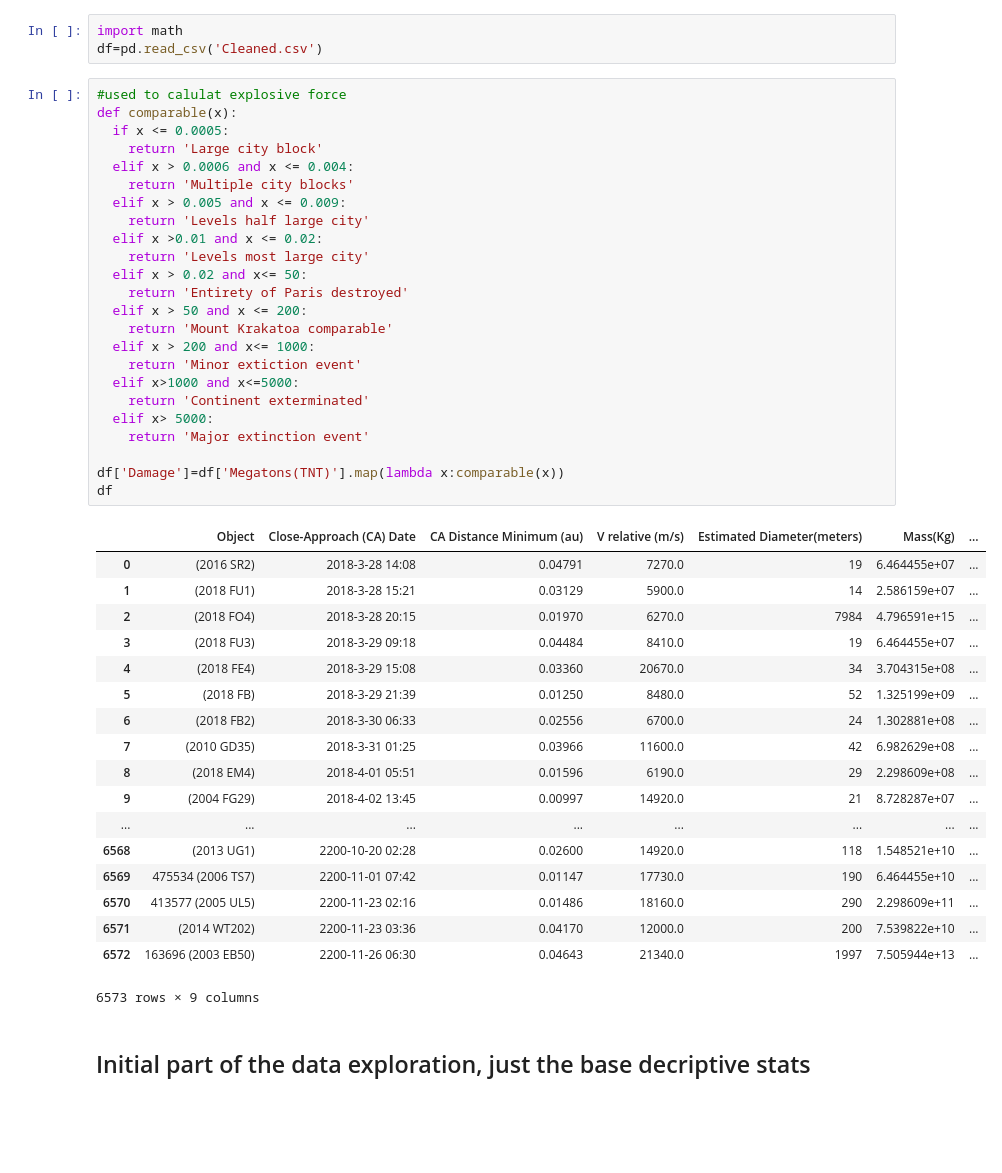
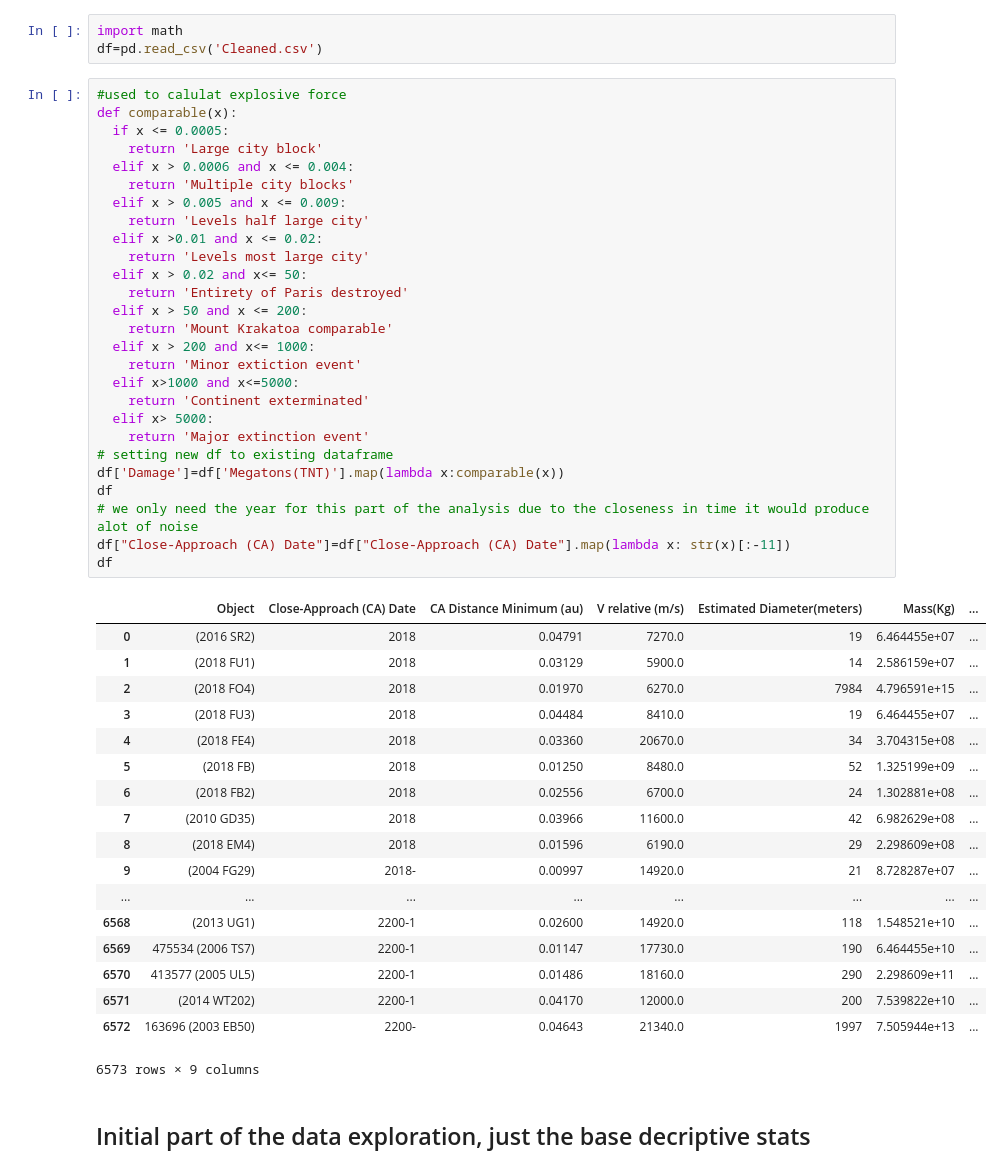
Before and after one commit to Doncurt/DS-final-proj, a Jupyter notebook: notebooks/Initial Exploration.ipynb, the cells around one changed output. Cells and saved outputs as stored; diff of their text form; blank space fills up the shorter version.

Commit message:
set the date just right

```diff
--- a/notebooks/Initial Exploration.ipynb
+++ b/notebooks/Initial Exploration.ipynb
@@ -26,45 +26,48 @@ df=pd.read_csv('Cleaned.csv')
 # %%
 #used to calulat explosive force
 def comparable(x):
   if x <= 0.0005:
     return 'Large city block'
   elif x > 0.0006 and x <= 0.004:
     return 'Multiple city blocks'
   elif x > 0.005 and x <= 0.009:
     return 'Levels half large city'
   elif x >0.01 and x <= 0.02:
     return 'Levels most large city'
   elif x > 0.02 and x<= 50:
     return 'Entirety of Paris destroyed'
   elif x > 50 and x <= 200:
     return 'Mount Krakatoa comparable'
   elif x > 200 and x<= 1000:
     return 'Minor extiction event'
   elif x>1000 and x<=5000:
     return 'Continent exterminated'
   elif x> 5000:
     return 'Major extinction event'
-
+# setting new df to existing dataframe
 df['Damage']=df['Megatons(TNT)'].map(lambda x:comparable(x))
 df
+# we only need the year for this part of the analysis due to the closeness in time it would produce alot of noise
+df["Close-Approach (CA) Date"]=df["Close-Approach (CA) Date"].map(lambda x: str(x)[:-11])
+df
 # %% [output]
 |  | Object | Close-Approach (CA) Date | CA Distance Minimum (au) | V relative (m/s) | Estimated Diameter(meters) | Mass(Kg) | ... |
-| 0 | (2016 SR2) | 2018-3-28 14:08 | 0.04791 | 7270.0 | 19 | 6.464455e+07 | ... |
-| 1 | (2018 FU1) | 2018-3-28 15:21 | 0.03129 | 5900.0 | 14 | 2.586159e+07 | ... |
-| 2 | (2018 FO4) | 2018-3-28 20:15 | 0.01970 | 6270.0 | 7984 | 4.796591e+15 | ... |
-| 3 | (2018 FU3) | 2018-3-29 09:18 | 0.04484 | 8410.0 | 19 | 6.464455e+07 | ... |
-| 4 | (2018 FE4) | 2018-3-29 15:08 | 0.03360 | 20670.0 | 34 | 3.704315e+08 | ... |
-| 5 | (2018 FB) | 2018-3-29 21:39 | 0.01250 | 8480.0 | 52 | 1.325199e+09 | ... |
-| 6 | (2018 FB2) | 2018-3-30 06:33 | 0.02556 | 6700.0 | 24 | 1.302881e+08 | ... |
-| 7 | (2010 GD35) | 2018-3-31 01:25 | 0.03966 | 11600.0 | 42 | 6.982629e+08 | ... |
-| 8 | (2018 EM4) | 2018-4-01 05:51 | 0.01596 | 6190.0 | 29 | 2.298609e+08 | ... |
-| 9 | (2004 FG29) | 2018-4-02 13:45 | 0.00997 | 14920.0 | 21 | 8.728287e+07 | ... |
+| 0 | (2016 SR2) | 2018 | 0.04791 | 7270.0 | 19 | 6.464455e+07 | ... |
+| 1 | (2018 FU1) | 2018 | 0.03129 | 5900.0 | 14 | 2.586159e+07 | ... |
+| 2 | (2018 FO4) | 2018 | 0.01970 | 6270.0 | 7984 | 4.796591e+15 | ... |
+| 3 | (2018 FU3) | 2018 | 0.04484 | 8410.0 | 19 | 6.464455e+07 | ... |
+| 4 | (2018 FE4) | 2018 | 0.03360 | 20670.0 | 34 | 3.704315e+08 | ... |
+| 5 | (2018 FB) | 2018 | 0.01250 | 8480.0 | 52 | 1.325199e+09 | ... |
+| 6 | (2018 FB2) | 2018 | 0.02556 | 6700.0 | 24 | 1.302881e+08 | ... |
+| 7 | (2010 GD35) | 2018 | 0.03966 | 11600.0 | 42 | 6.982629e+08 | ... |
+| 8 | (2018 EM4) | 2018 | 0.01596 | 6190.0 | 29 | 2.298609e+08 | ... |
+| 9 | (2004 FG29) | 2018- | 0.00997 | 14920.0 | 21 | 8.728287e+07 | ... |
 | ... | ... | ... | ... | ... | ... | ... | ... |
-| 6568 | (2013 UG1) | 2200-10-20 02:28 | 0.02600 | 14920.0 | 118 | 1.548521e+10 | ... |
-| 6569 | 475534 (2006 TS7) | 2200-11-01 07:42 | 0.01147 | 17730.0 | 190 | 6.464455e+10 | ... |
-| 6570 | 413577 (2005 UL5) | 2200-11-23 02:16 | 0.01486 | 18160.0 | 290 | 2.298609e+11 | ... |
-| 6571 | (2014 WT202) | 2200-11-23 03:36 | 0.04170 | 12000.0 | 200 | 7.539822e+10 | ... |
-| 6572 | 163696 (2003 EB50) | 2200-11-26 06:30 | 0.04643 | 21340.0 | 1997 | 7.505944e+13 | ... |
+| 6568 | (2013 UG1) | 2200-1 | 0.02600 | 14920.0 | 118 | 1.548521e+10 | ... |
+| 6569 | 475534 (2006 TS7) | 2200-1 | 0.01147 | 17730.0 | 190 | 6.464455e+10 | ... |
+| 6570 | 413577 (2005 UL5) | 2200-1 | 0.01486 | 18160.0 | 290 | 2.298609e+11 | ... |
+| 6571 | (2014 WT202) | 2200-1 | 0.04170 | 12000.0 | 200 | 7.539822e+10 | ... |
+| 6572 | 163696 (2003 EB50) | 2200- | 0.04643 | 21340.0 | 1997 | 7.505944e+13 | ... |
 6573 rows × 9 columns
 # %% [markdown]
 ## Initial part of the data exploration, just the base decriptive stats
```
